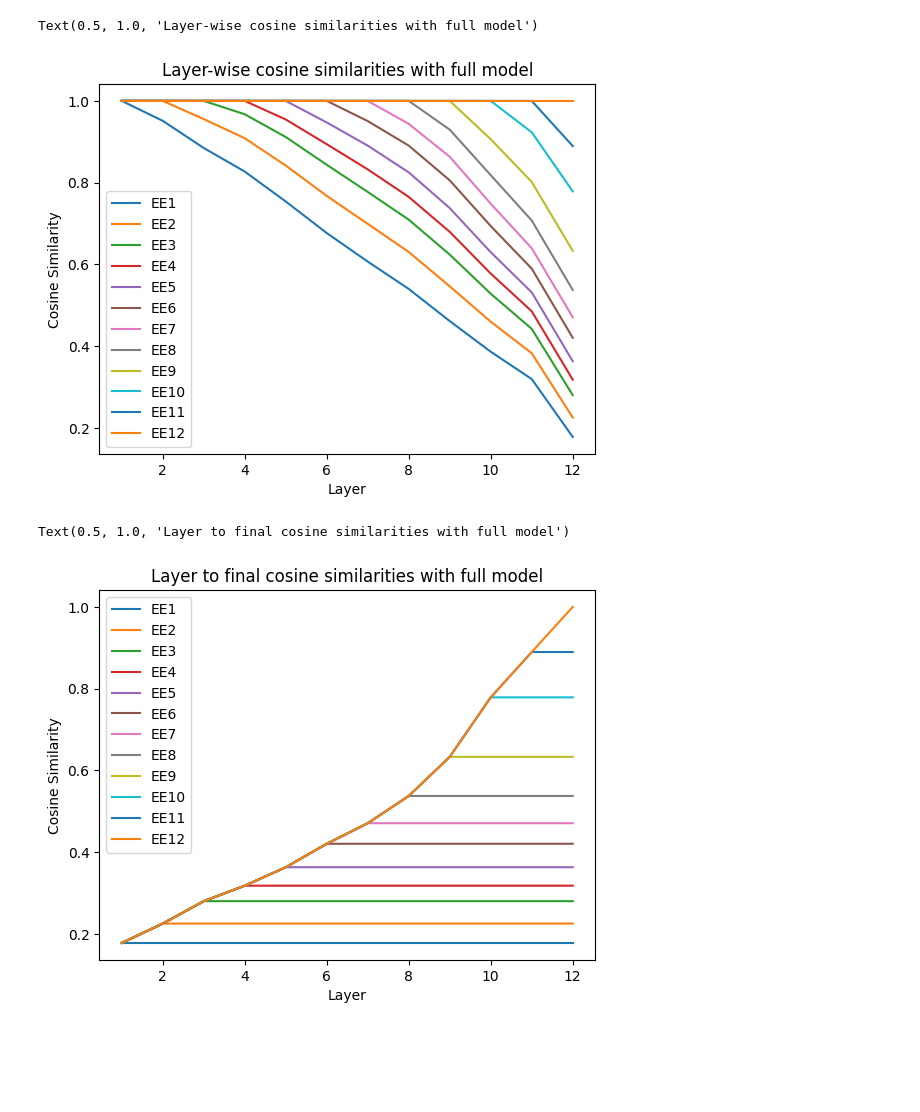
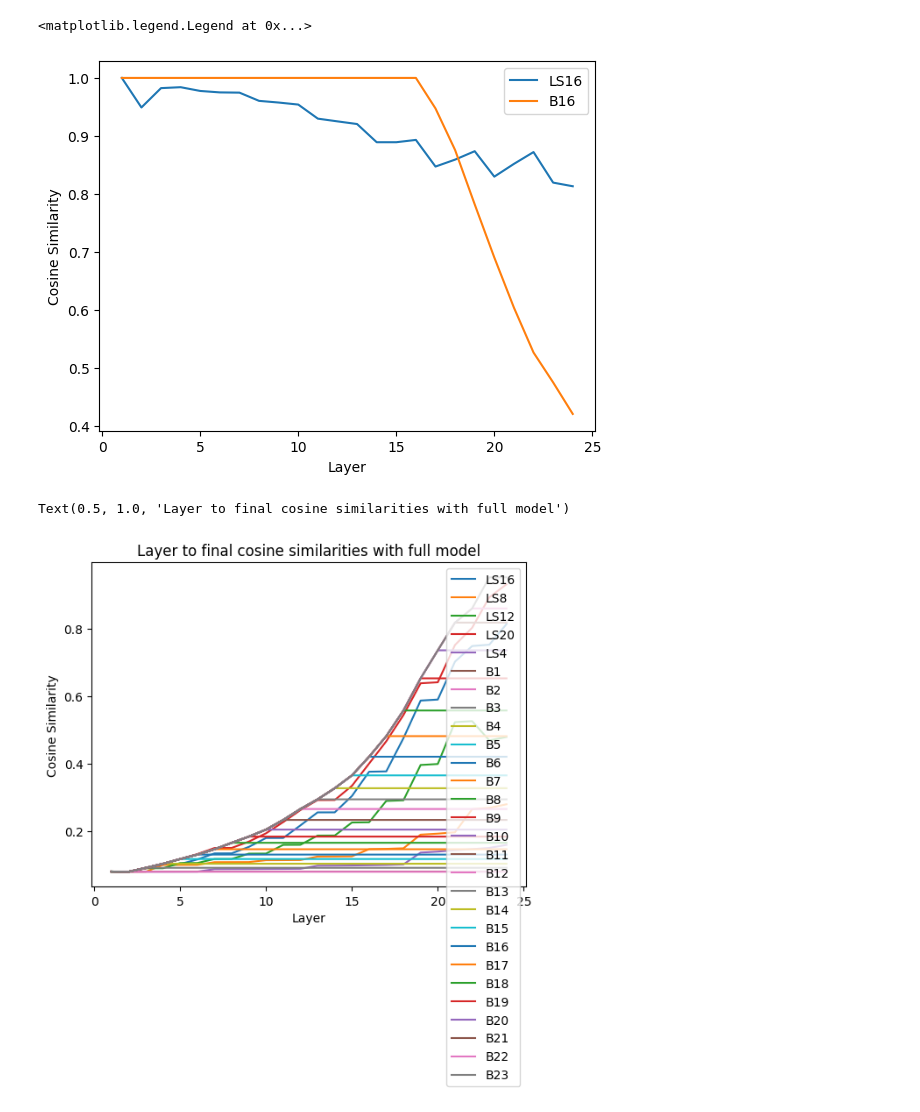
Before and after one commit to networkslab/enlsp_neurips24, a Jupyter notebook: src/analysis/hidden_state_experiment.ipynb, the cells around one changed output. Drawn from its saved outputs; the diff is of its cells as text; code cells hidden in the pictures; blank space fills up the shorter version.

Commit message:
Modify plotting code

```diff
--- a/src/analysis/hidden_state_experiment.ipynb
+++ b/src/analysis/hidden_state_experiment.ipynb
@@ -32,8 +33,8 @@ for configName, skipping_model_hidden_states in tqdm(datasets):
     layer_wise_cosine_similarities = []
     layer_to_final_cosine_similarities = []
     for i in range(1, num_layers):
-        layer_wise_cosine_similarities.append(au.cosine_similarity(full_model_hidden_states[i], skipping_model_hidden_states[i]))
-        layer_to_final_cosine_similarities.append(au.cosine_similarity(full_model_hidden_states[-1], skipping_model_hidden_states[i]))
+        layer_wise_cosine_similarities.append(analysis_utils.cosine_similarity(full_model_hidden_states[i], skipping_model_hidden_states[i]))
+        layer_to_final_cosine_similarities.append(analysis_utils.cosine_similarity(full_model_hidden_states[-1], skipping_model_hidden_states[i]))
     layer_wise_similarities[configName] = layer_wise_cosine_similarities
     layer_to_final_similarities[configName] = layer_to_final_cosine_similarities
 # %%
@@ -44,8 +45,8 @@ for ee_layer in tqdm(range(1, num_layers-1)):
     layer_wise_cosine_similarities = []
     layer_to_final_cosine_similarities = []
     for i in range(1, num_layers):
-        layer_wise_cosine_similarities.append(au.cosine_similarity(full_model_hidden_states[i], early_exitting_hidden_states[i]))
-        layer_to_final_cosine_similarities.append(au.cosine_similarity(full_model_hidden_states[-1], early_exitting_hidden_states[i]))
+        layer_wise_cosine_similarities.append(analysis_utils.cosine_similarity(full_model_hidden_states[i], early_exitting_hidden_states[i]))
+        layer_to_final_cosine_similarities.append(analysis_utils.cosine_similarity(full_model_hidden_states[-1], early_exitting_hidden_states[i]))
     layer_wise_similarities[configName] = layer_wise_cosine_similarities
     layer_to_final_similarities[configName] = layer_to_final_cosine_similarities
 # %%
@@ -59,6 +59,9 @@ with open('layer_to_final_similarities.json', 'w') as fout:
 # Load from json file
 with open('layer_wise_similarities.json', 'r') as fin:
     layer_wise_similarities = eval(json.load(fin))
-
 with open('layer_to_final_similarities.json', 'r') as fin:
     layer_to_final_similarities = eval(json.load(fin))
+
+# Extract the number of hidden states and number of tokens
+num_layers = len(layer_wise_similarities["B1"]) + 1
+print(f"Number of layers: {num_layers}")
@@ -65,15 +95,19 @@ with open('layer_to_final_similarities.json', 'r') as fin:
 # %%
-# Plot all the layer-wise cosine similarities
+# Pick a budget
+budget = 16
+
+# Plot the layer-wise cosine similarities for that budget
 plt.figure()
 for configName, similarities in layer_wise_similarities.items():
-    plt.plot(range(1, num_layers), similarities, label=configName)
+    regex = f".*([a-zA-Z]+){budget}"
+    if re.match(regex, configName):
+        plt.plot(range(1, num_layers), similarities, label=configName)
 plt.xlabel("Layer")
 plt.ylabel("Cosine Similarity")
 plt.legend()
-plt.title("Layer-wise cosine similarities with full model")
 # %% [output]
-Text(0.5, 1.0, 'Layer-wise cosine similarities with full model')
+<matplotlib.legend.Legend at 0x...>
-[figure, old version]
+[figure, new version]
 # %%
 # Plot all the layer to final cosine similarities
 plt.figure()
@@ -85,4 +119,4 @@ plt.legend()
 plt.title("Layer to final cosine similarities with full model")
 # %% [output]
 Text(0.5, 1.0, 'Layer to final cosine similarities with full model')
-[figure, old version]
+[figure, new version]
```
Also changed, not shown: parts of 4 cells of this notebook.
